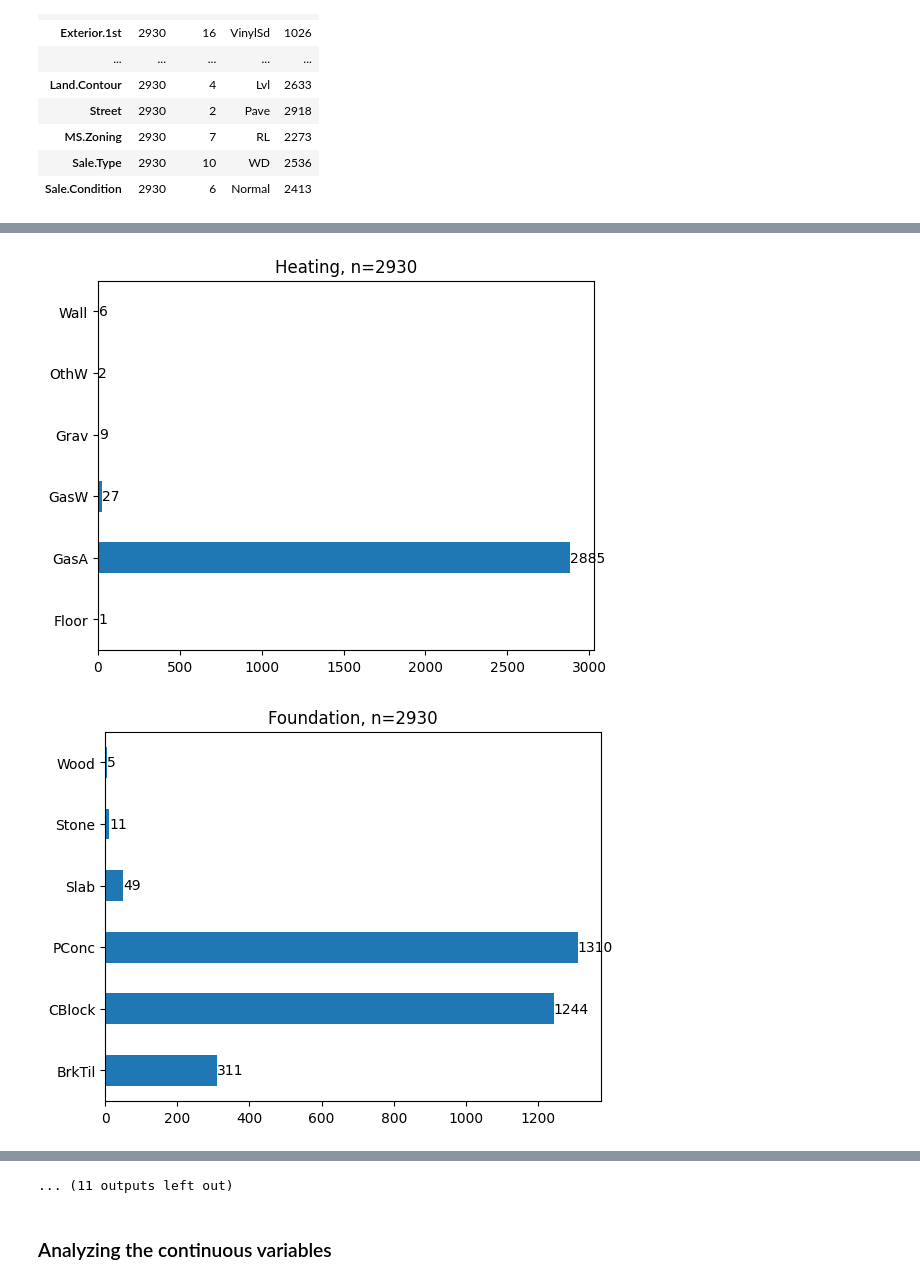
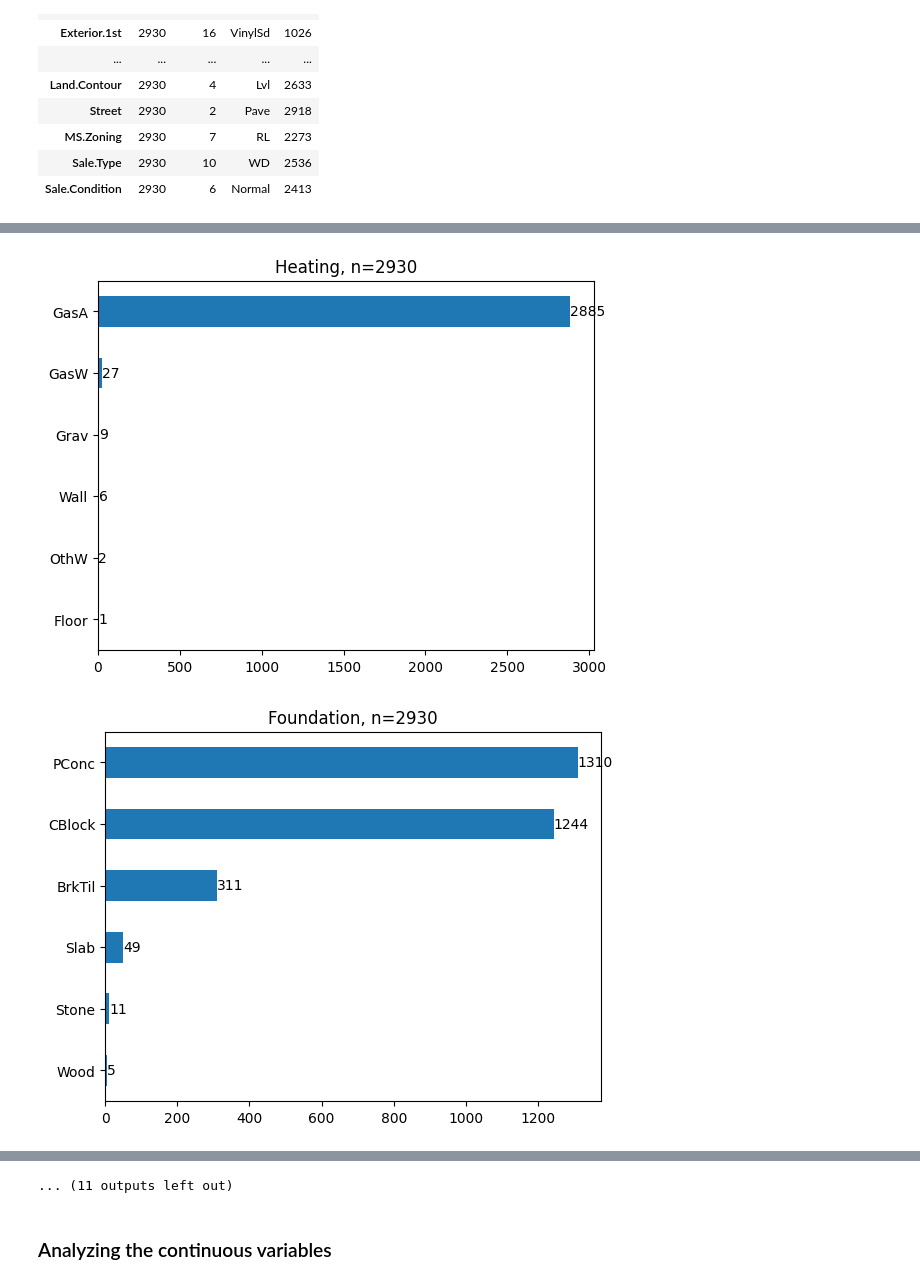
Before and after one commit to xValentim/ames, a Jupyter notebook: notebooks/experiment.ipynb, the cells around one changed output, grey strips where cells are left out. Drawn from its saved outputs; the diff is of its cells as text; code cells hidden in the pictures.

```diff
--- a/notebooks/experiment.ipynb
+++ b/notebooks/experiment.ipynb
@@ -542,9 +566,9 @@ summary
 | Sale.Type | 2930 | 10 | WD | 2536 |
 | Sale.Condition | 2930 | 6 | Normal | 2413 |
 # %%
-for col, val in summary['count'].items():
+for k, (col, val) in enumerate(summary['count'].items()):
     plt.figure()
-    ax = data[col].value_counts().sort_index().plot.barh()
+    ax = data[col].value_counts().sort_values().plot.barh()
     for container in ax.containers:
         ax.bar_label(container)
     plt.title(f'{col}, n={int(val)}')
@@ -558,3 +582,3 @@ for col, val in summary['count'].items():
 [figure]
-[figure, old version]
+[figure, new version]
-[figure, old version]
+[figure, new version]
```
Also changed, not shown: parts of 4 cells of this notebook, 1 other file.
